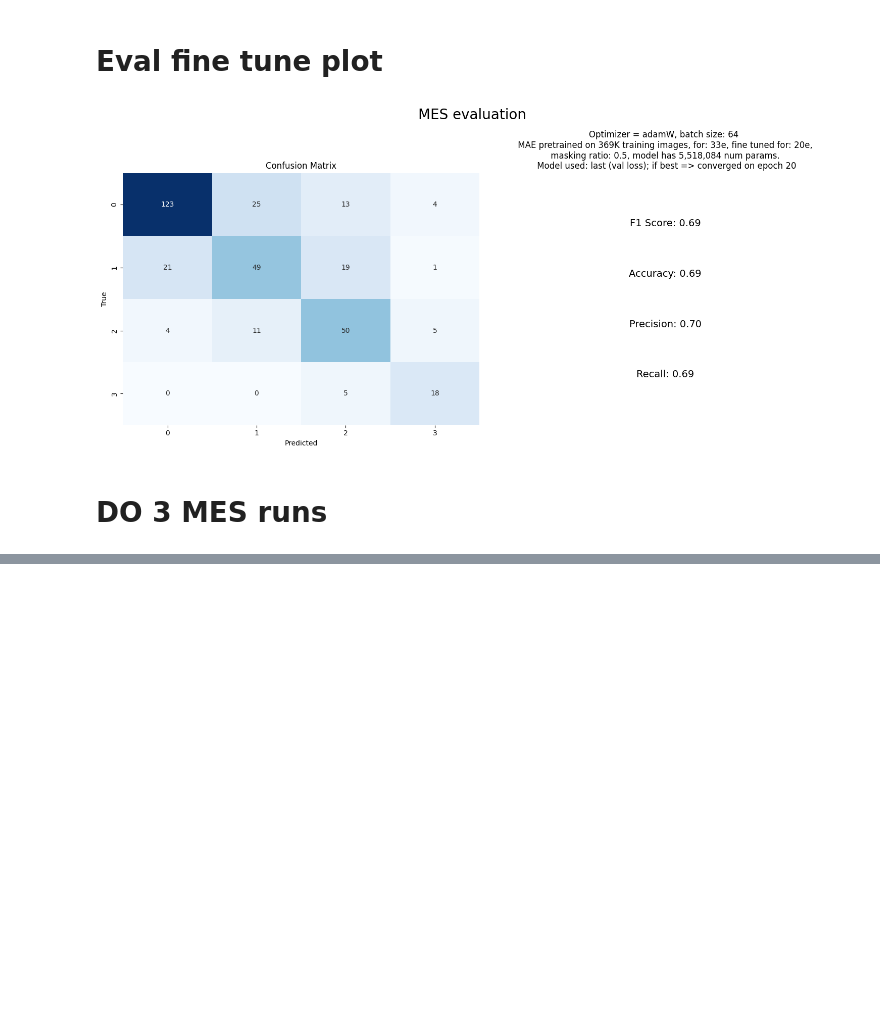
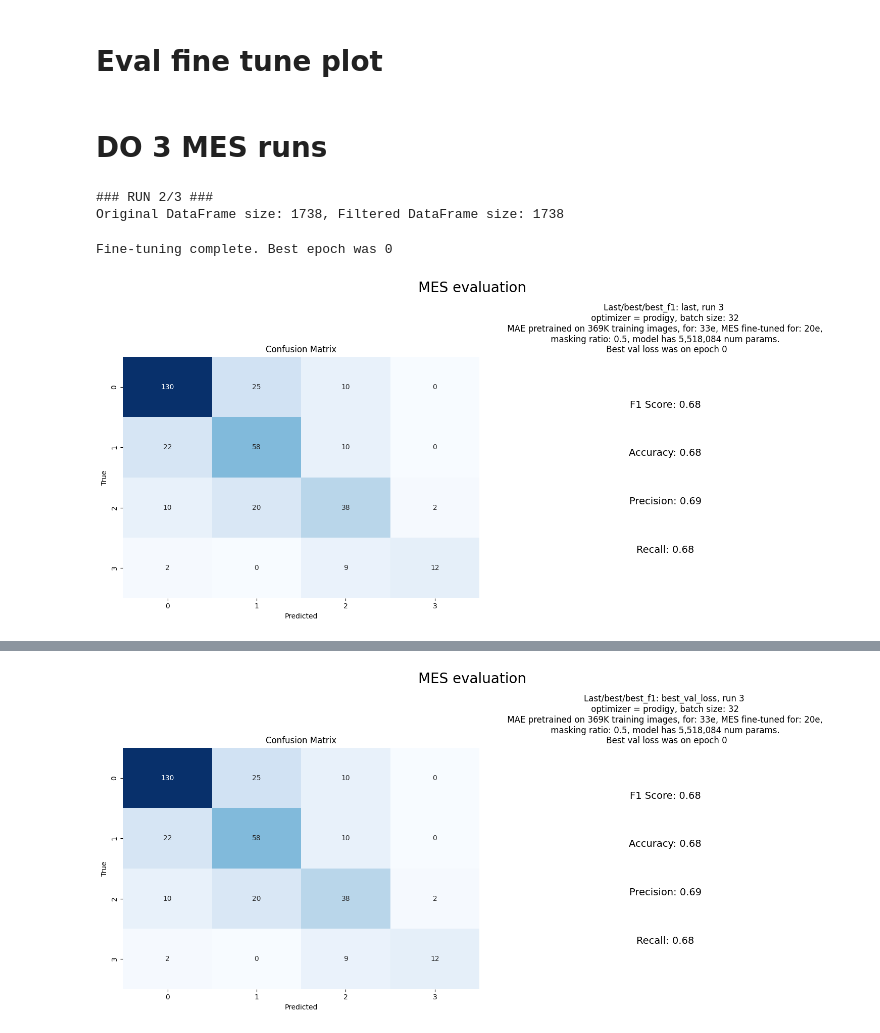
Before and after one commit to alexandermittet/BA, a Jupyter notebook: w_notebook7_auto_3_shot.ipynb, the cells around one changed output, grey strips where cells are left out. Saved outputs shown, nothing was run; the diff lists cells and outputs as text; code cells hidden in the pictures; blank space fills up the shorter version.

```diff
--- a/w_notebook7_auto_3_shot.ipynb
+++ b/w_notebook7_auto_3_shot.ipynb
@@ -802,7 +798,7 @@ Original DataFrame size: 1738, Filtered DataFrame size: 1738
 # %% [markdown]
 # Load fine tuned:
 # %%
-if load_fine_tuned:
+if load_fine_tuned or three_shot:
     def load_fine_tuned_model(path):
         load_prev_fine_model_path = path
         import torch
@@ -832,7 +828,8 @@ if load_fine_tuned:
             best_epoch_was = num_fine_epochs
 
 
-        print(f"Model loaded with loss: {loss}, where loaded epoch state was {best_epoch_was}")
+        print(f"Model loaded with loss: {loss}, where best/last epoch was {best_epoch_was}")
         return classifier, optimizer, loss, best_epoch_was
 
+if not three_shot and load_fine_tuned:
     classifier, optimizer, loss, best_epoch_was = load_fine_tuned_model(load_prev_fine_model_path)
@@ -841,8 +836,8 @@ Model loaded with loss: 0.011267228983342648, where loaded epoch state was 20
 # %% [markdown]
 # Eval fine tuned calc
 # %%
-if fine_tune_eval == True:
-    def calculate_evaluation_metrics(classifier, test_data=test_data):
+if fine_tune_eval == True or three_shot:
+    def calculate_evaluation_metrics(classifier, test_data):
         # from sklearn.metrics import classification_report
         # from concurrent.futures import ThreadPoolExecutor
         from sklearn.metrics import f1_score, precision_score, recall_score, confusion_matrix, accuracy_score
@@ -909,8 +904,8 @@ Total number of parameters: 5,518,084
 # %% [markdown]
 # Eval fine tune plot
 # %%
-if fine_tune_eval == True:
-    def mes_run_eval_plot(f1, accuracy, precision, recall, cm, iteration=1, model_used=model_used, best_epoch_was=best_epoch_was):
+if fine_tune_eval == True or three_shot:
+    def mes_run_eval_plot(f1, accuracy, precision, recall, cm, iteration, model_used, best_epoch_was, eval_plot_name):
         import matplotlib.pyplot as plt
         import seaborn as sns
         def format_number(num):
@@ -931,10 +926,10 @@ if fine_tune_eval == True:
         axs[0].set_ylabel('True')
 
         # F1 Score, Precision, Recall, and Accuracy subplot
-        num_train_samples = len(dataloader)*batch_size
+        num_train_samples = len(dataloader)*MAE_batch_size # MAE image count we are interested in here
         num_train_samples = format_number(num_train_samples)
         total_params = sum(p.numel() for p in classifier.parameters())
-        axs[1].set_title(f'Last/best/best_f1: {model_used}, run {iteration + 1} \n optimizer = {custom_opt}, batch size: {batch_size} \n MAE pretrained on {num_train_samples} training images, for: {num_epochs}e, MES fine-tuned for: {num_fine_epochs}e, \n masking ratio: {mask_ratio}, model has {total_params:,.0f} num params. \n Best val loss was on epoch {best_epoch_was}')
+        axs[1].set_title(f'Last/best/best_f1: {model_used}, run {iteration + 1} \n optimizer = {custom_opt}, MES-bs: {mes_batch_size}, MAE-bs {MAE_batch_size} \n MAE pretrained on {num_train_samples} training images, for: {num_epochs}e, MES fine-tuned for: {num_fine_epochs}e, \n masking ratio: {mask_ratio}, model has {total_params:,.0f} num params. \n Best val loss was on epoch {best_epoch_was}')
         axs[1].text(0.5, 0.8, f'F1 Score: {f1:.2f}', horizontalalignment='center', verticalalignment='center', fontsize=14)
         axs[1].text(0.5, 0.4, f'Precision: {precision:.2f}', horizontalalignment='center', verticalalignment='center', fontsize=14)
         axs[1].text(0.5, 0.2, f'Recall: {recall:.2f}', horizontalalignment='center', verticalalignment='center', fontsize=14)
@@ -947,43 +942,53 @@ if fine_tune_eval == True:
         plt.show()
 
     # mes_run_eval_plot(f1, accuracy, precision, recall, cm)
-# %% [output]
-[figure, removed]
 # %% [markdown]
 # DO 3 MES runs
 # %%
 if three_shot:
     #load MAE
-    model_ckpt_path =  'C:/Users/alexandermittet/BA_data/models/'
+    from sklearn.metrics import f1_score
+    from IPython.display import clear_output
+    mes_load_dir =  f'C:\\Users\\alx\\Downloads\\mdl_ckpt\mes_m-{mask_ratio}' #used for loading
 
     for i in range(3): #3 MES runs
+        clear_output()
+        print(f'### RUN {i}/3 ###')
 
         #run MES training:
         test_loader, test_data, now, best_epoch_was, best_f1_epoch_was = single_mes_run(i)
 
         # run eval on last model
         #direkte
-        eval_plot_name = f"MAE-370K_opt-{custom_opt}_max-e-{num_epochs}_bs-{batch_size}_mask-{mask_ratio}_embdims-{emb_dims}_fine-e-{num_fine_epochs}_last_run{i+1}"
+        model_used = 'last'
+        eval_plot_name = f"MAE-370K_opt-{custom_opt}_max-e-{num_epochs}_MAE_mes-bs-{MAE_batch_size}_{mes_batch_size}_mask-{mask_ratio}_embdims-{emb_dims}_fine-e-{num_fine_epochs}_last_run{i+1}"
         f1, accuracy, precision, recall, cm = calculate_evaluation_metrics(classifier, test_data)
-        mes_run_eval_plot(f1, accuracy, precision, recall, cm, i, model_used, best_epoch_was)
+        mes_run_eval_plot(f1, accuracy, precision, recall, cm, i, model_used, best_epoch_was, eval_plot_name)
 
         # run eval on best  val loss model
         #load best.pth
         specific_model_path = 'mes_best.pth'
-        specific_load_path = os.path.join(model_ckpt_path, specific_model_path)
+        specific_load_path = os.path.join(mes_load_dir, specific_model_path)
         load_fine_tuned_model(path=specific_load_path)
 
-        eval_plot_name = f"MAE-370K_opt-{custom_opt}_max-e-{num_epochs}_bs-{batch_size}_mask-{mask_ratio}_embdims-{emb_dims}_fine-e-{num_fine_epochs}_best-valloss_run{i+1}"
+        model_used = 'best_val_loss'
+        eval_plot_name = f"MAE-370K_opt-{custom_opt}_max-e-{num_epochs}_MAE_mes-bs-{MAE_batch_size}_{mes_batch_size}_mask-{mask_ratio}_embdims-{emb_dims}_fine-e-{num_fine_epochs}_best-valloss_run{i+1}"
         f1, accuracy, precision, recall, cm = calculate_evaluation_metrics(classifier, test_data)
-        mes_run_eval_plot(f1, accuracy, precision, recall, cm, i, model_used, best_epoch_was)
+        mes_run_eval_plot(f1, accuracy, precision, recall, cm, i, model_used, best_epoch_was, eval_plot_name)
 
 
         # run eval on best f1 score
-            #load best_f1.pth
+        #load best_f1.pth
         specific_model_path = 'mes_best_f1.pth'
-        specific_load_path_f1 = os.join(model_ckpt_path, specific_model_path)
+        specific_load_path_f1 = os.path.join(mes_load_dir, specific_model_path)
         load_fine_tuned_model(path=specific_load_path_f1)
 
-        eval_plot_name = f"MAE-370K_opt-{custom_opt}_max-e-{num_epochs}_bs-{batch_size}_mask-{mask_ratio}_embdims-{emb_dims}_fine-e-{num_fine_epochs}_best-val-f1_run{i+1}"
+        model_used = 'best_val_f1'
+        eval_plot_name = f"MAE-370K_opt-{custom_opt}_max-e-{num_epochs}_MAE_mes-bs-{MAE_batch_size}_{mes_batch_size}_mask-{mask_ratio}_embdims-{emb_dims}_fine-e-{num_fine_epochs}_best-val-f1_run{i+1}"
         f1, accuracy, precision, recall, cm = calculate_evaluation_metrics(classifier, test_data)
-        mes_run_eval_plot(f1, accuracy, precision, recall, cm, i, model_used, best_epoch_was)
+        mes_run_eval_plot(f1, accuracy, precision, recall, cm, i, model_used, best_epoch_was, eval_plot_name)
+# %% [output]
+### RUN 2/3 ###
+Original DataFrame size: 1738, Filtered DataFrame size: 1738
+Fine-tuning complete. Best epoch was 0
+[figure, added]
@@ -989,0 +996 @@ if three_shot:
+[figure, added]
```
Also changed, not shown: parts of 10 cells of this notebook.
